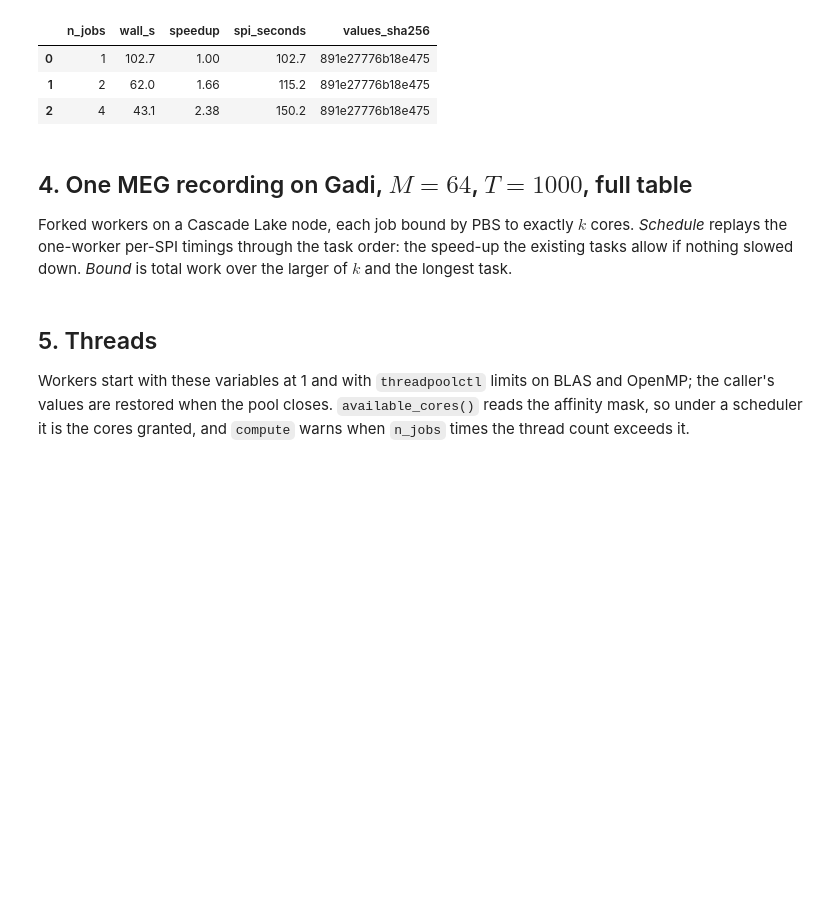
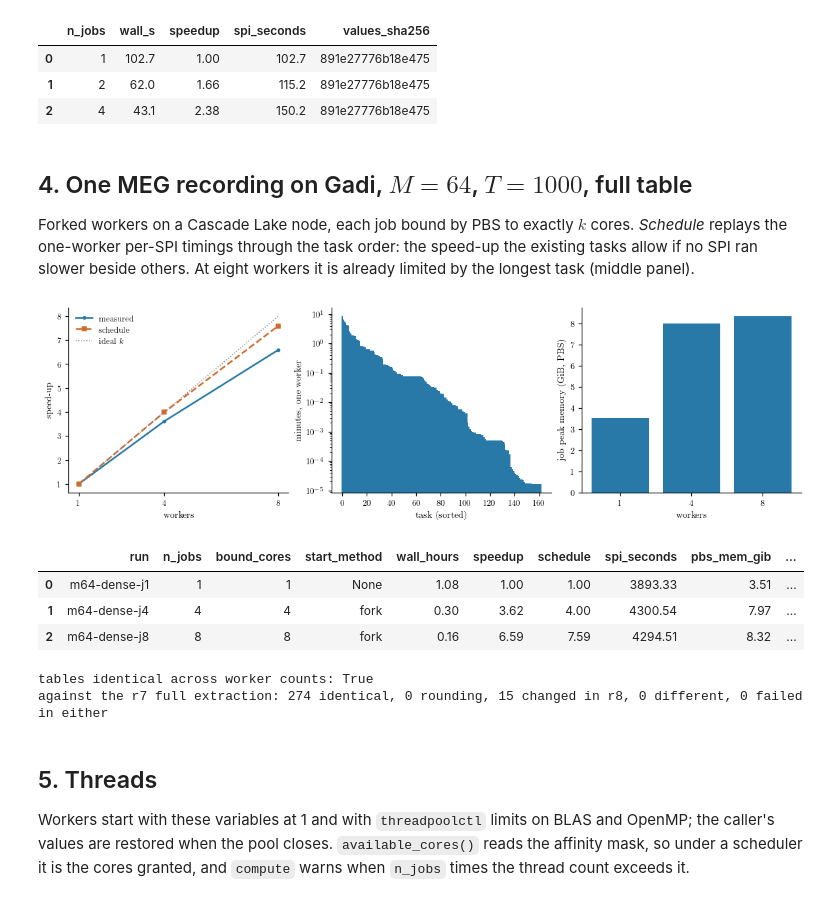
Before and after one commit to willedibam/pyspi, a Jupyter notebook: demos/optimisation/concurrency.ipynb, the cells around one changed output. Drawn from its saved outputs; the diff is of its cells as text; code cells hidden in the pictures; blank space fills up the shorter version.

```diff
--- a/demos/optimisation/concurrency.ipynb
+++ b/demos/optimisation/concurrency.ipynb
@@ -81,39 +81,46 @@ w.assign(speedup=(w.wall_s.iloc[0] / w.wall_s).round(2))[["n_jobs", "wall_s", "s
 # %% [markdown]
 ## 4. One MEG recording on Gadi, $M=64$, $T=1000$, full table
 
-Forked workers on a Cascade Lake node, each job bound by PBS to exactly $k$ cores. *Schedule* replays the one-worker per-SPI timings through the task order: the speed-up the existing tasks allow if nothing slowed down. *Bound* is total work over the larger of $k$ and the longest task.
+Forked workers on a Cascade Lake node, each job bound by PBS to exactly $k$ cores. *Schedule* replays the one-worker per-SPI timings through the task order: the speed-up the existing tasks allow if no SPI ran slower beside others. At eight workers it is already limited by the longest task (middle panel).
 # %%
 def makespan(costs, k):
     # Wall time when k workers take tasks in order, each as it frees up.
     free = np.zeros(k)
     for cost in costs:
         free[free.argmin()] += cost
     return free.max()
 
 if (GADI / "summary.json").exists():
     summary = json.loads((GADI / "summary.json").read_text())
     g = pd.DataFrame(summary["runs"]).query("M == 64").sort_values("n_jobs").reset_index(drop=True)
     timings = json.loads((GADI / "m64-dense-j1" / "report.json").read_text())["timings"]
     costs = [sum(timings[k] for k in task) for task in tasks]
     g["speedup"] = g.wall_seconds.iloc[0] / g.wall_seconds
     g["schedule"] = [sum(costs) / makespan(costs, k) for k in g.n_jobs]
-    g["bound"] = [sum(costs) / max(max(costs), sum(costs) / k) for k in g.n_jobs]
 
     fig, (a, b, c) = plt.subplots(1, 3, figsize=(10.5, 3))
     a.plot(g.n_jobs, g.speedup, "o-", color="#2879a8", label="measured")
     a.plot(g.n_jobs, g.schedule, "s--", color="#d46a29", ms=3.5, label="schedule")
-    a.plot(g.n_jobs, g.bound, color=".5", ls=":", label="bound")
+    a.plot(g.n_jobs, g.n_jobs, color=".5", ls=":", lw=1, label=r"ideal $k$")
     a.set(xlabel="workers", ylabel="speed-up", xticks=g.n_jobs); a.legend()
     order = np.sort(costs)[::-1]
     b.bar(range(len(order)), order / 60, color="#2879a8", width=1)
     b.set(xlabel="task (sorted)", ylabel="minutes, one worker", yscale="log")
     c.bar(g.n_jobs.astype(str), g.pbs_mem_gib, color="#2879a8")
     c.set(xlabel="workers", ylabel="job peak memory (GiB, PBS)")
     plt.show()
     display(g[["run", "n_jobs", "bound_cores", "start_method", "wall_hours", "speedup", "schedule",
                "spi_seconds", "pbs_mem_gib", "failed"]].round(2))
     print("tables identical across worker counts:", summary["identical_across_workers"]["m64-dense"])
     print(summary["m64_vs_dense"])
+# %% [output]
+[figure, added]
+|  | run | n_jobs | bound_cores | start_method | wall_hours | speedup | schedule | spi_seconds | pbs_mem_gib | ... |
+| 0 | m64-dense-j1 | 1 | 1 | None | 1.08 | 1.00 | 1.00 | 3893.33 | 3.51 | ... |
+| 1 | m64-dense-j4 | 4 | 4 | fork | 0.30 | 3.62 | 4.00 | 4300.54 | 7.97 | ... |
+| 2 | m64-dense-j8 | 8 | 8 | fork | 0.16 | 6.59 | 7.59 | 4294.51 | 8.32 | ... |
+tables identical across worker counts: True
+against the r7 full extraction: 274 identical, 0 rounding, 15 changed in r8, 0 different, 0 failed in either
 # %% [markdown]
 ## 5. Threads
 
```
Also changed, not shown: parts of 1 cell of this notebook, 13 other files.
